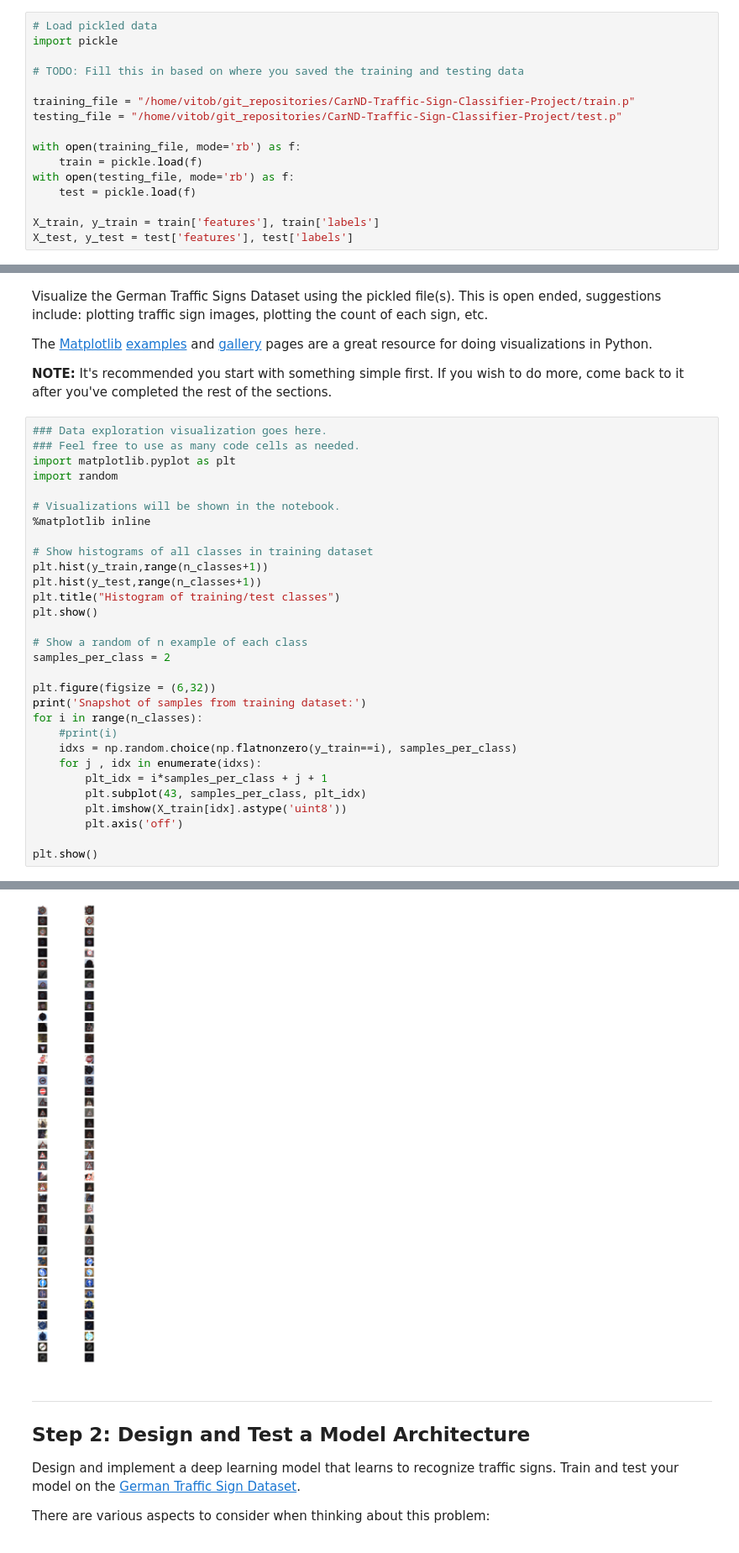
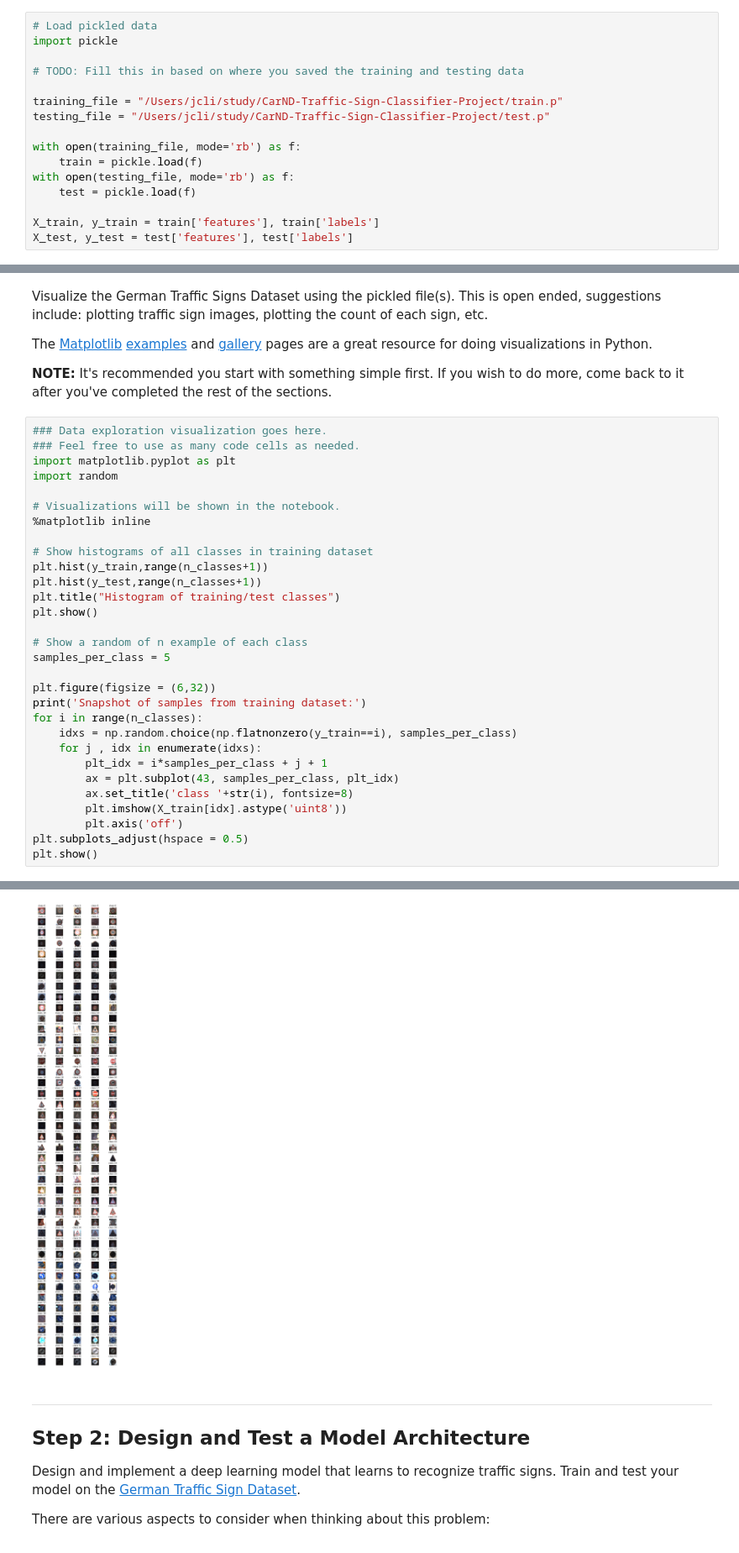
Before and after one commit to jinchenglee/CarND-Traffic-Sign-Classifier-Project, a Jupyter notebook: Traffic_Sign_Classifier.ipynb, the cells around one changed output, grey strips where cells are left out. Shown at 84% size. Saved outputs shown, nothing was run; the diff lists cells and outputs as text.

```diff
--- a/Traffic_Sign_Classifier.ipynb
+++ b/Traffic_Sign_Classifier.ipynb
@@ -19,8 +19,8 @@ import pickle
 
 # TODO: Fill this in based on where you saved the training and testing data
 
-training_file = "/home/vitob/git_repositories/CarND-Traffic-Sign-Classifier-Project/train.p"
-testing_file = "/home/vitob/git_repositories/CarND-Traffic-Sign-Classifier-Project/test.p"
+training_file = "/Users/jcli/study/CarND-Traffic-Sign-Classifier-Project/train.p"
+testing_file = "/Users/jcli/study/CarND-Traffic-Sign-Classifier-Project/test.p"
 
 with open(training_file, mode='rb') as f:
     train = pickle.load(f)
@@ -78,37 +78,37 @@ The [Matplotlib](http://matplotlib.org/) [examples](http://matplotlib.org/exampl
 # %%
 ### Data exploration visualization goes here.
 ### Feel free to use as many code cells as needed.
 import matplotlib.pyplot as plt
 import random
 
 # Visualizations will be shown in the notebook.
 %matplotlib inline
 
 # Show histograms of all classes in training dataset
 plt.hist(y_train,range(n_classes+1))
 plt.hist(y_test,range(n_classes+1))
 plt.title("Histogram of training/test classes")
 plt.show()
 
 # Show a random of n example of each class
-samples_per_class = 2
+samples_per_class = 5
 
 plt.figure(figsize = (6,32))
 print('Snapshot of samples from training dataset:')
 for i in range(n_classes):
-    #print(i)
     idxs = np.random.choice(np.flatnonzero(y_train==i), samples_per_class)
     for j , idx in enumerate(idxs):
         plt_idx = i*samples_per_class + j + 1
-        plt.subplot(43, samples_per_class, plt_idx)
+        ax = plt.subplot(43, samples_per_class, plt_idx)
+        ax.set_title('class '+str(i), fontsize=8)
         plt.imshow(X_train[idx].astype('uint8'))
         plt.axis('off')
-
+plt.subplots_adjust(hspace = 0.5)
 plt.show()
 # %% [output]
 [figure]
 Snapshot of samples from training dataset:
-[figure, old version]
+[figure, new version]
 # %% [markdown]
 ----
 
```
Also changed, not shown: parts of 3 cells of this notebook.
